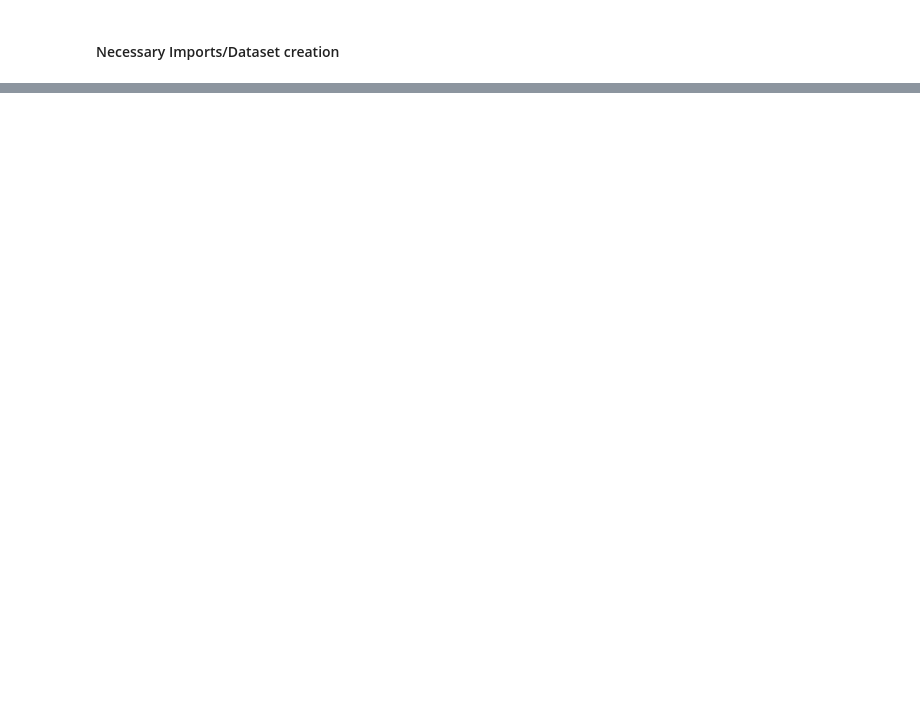
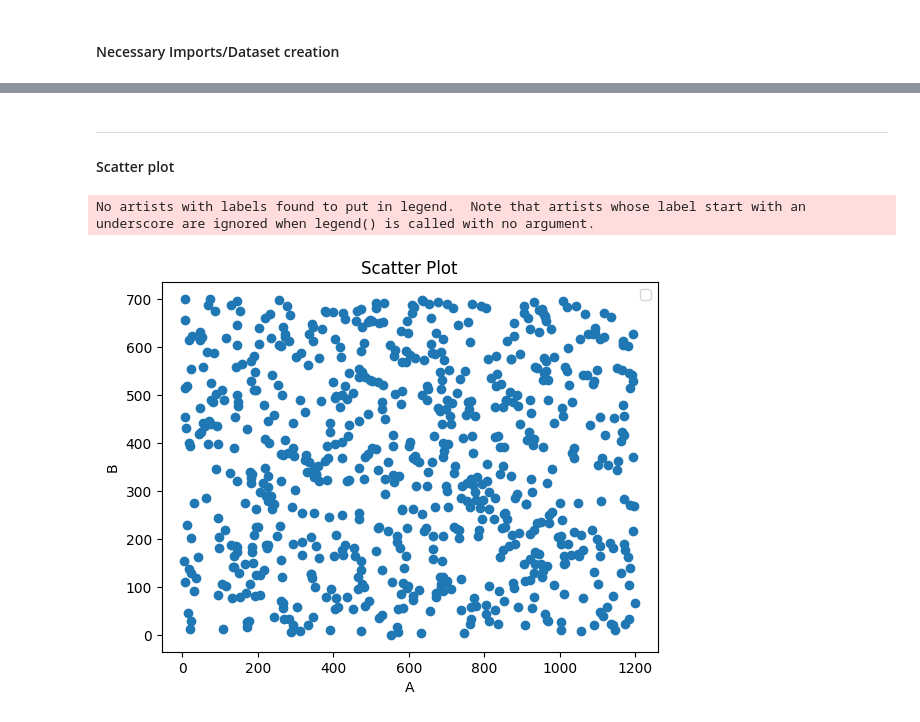
Before and after one commit to AdityaHegde712/ML-Lab, a Jupyter notebook: Lab2/21WU0101053_Aditya_Hegde_MLlab2.ipynb, the cells around one changed output, grey strips where cells are left out. Saved outputs shown, nothing was run; the diff lists cells and outputs as text; code cells hidden in the pictures; blank space fills up the shorter version.

```diff
--- a/Lab2/21WU0101053_Aditya_Hegde_MLlab2.ipynb
+++ b/Lab2/21WU0101053_Aditya_Hegde_MLlab2.ipynb
@@ -79,0 +101,13 @@ plt.show()
+# %% [markdown]
+-------------------------------------------------------------
+#### Scatter plot
+# %%
+plt.scatter(synthetic_df['A'], synthetic_df['B'])
+plt.xlabel('A')
+plt.ylabel('B')
+plt.title('Scatter Plot')
+plt.legend()
+plt.show()
+# %% [output]
+No artists with labels found to put in legend.  Note that artists whose label start with an underscore are ignored when legend() is called with no argument.
+[figure, added]
```
Also changed, not shown: parts of 34 cells of this notebook, 2 other files.
